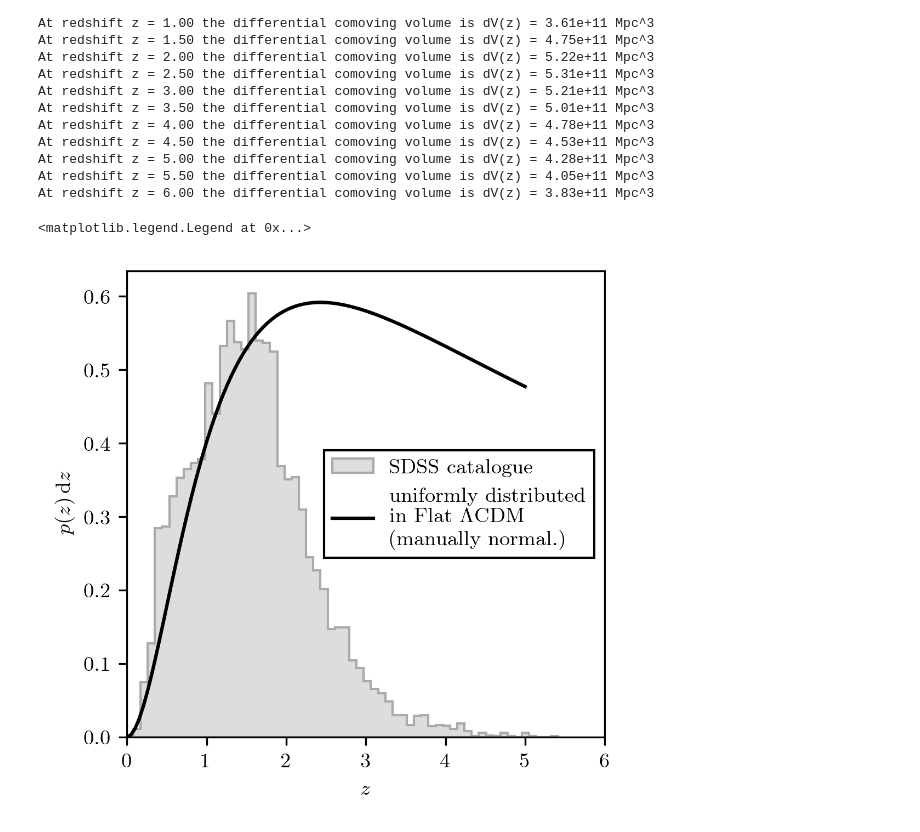
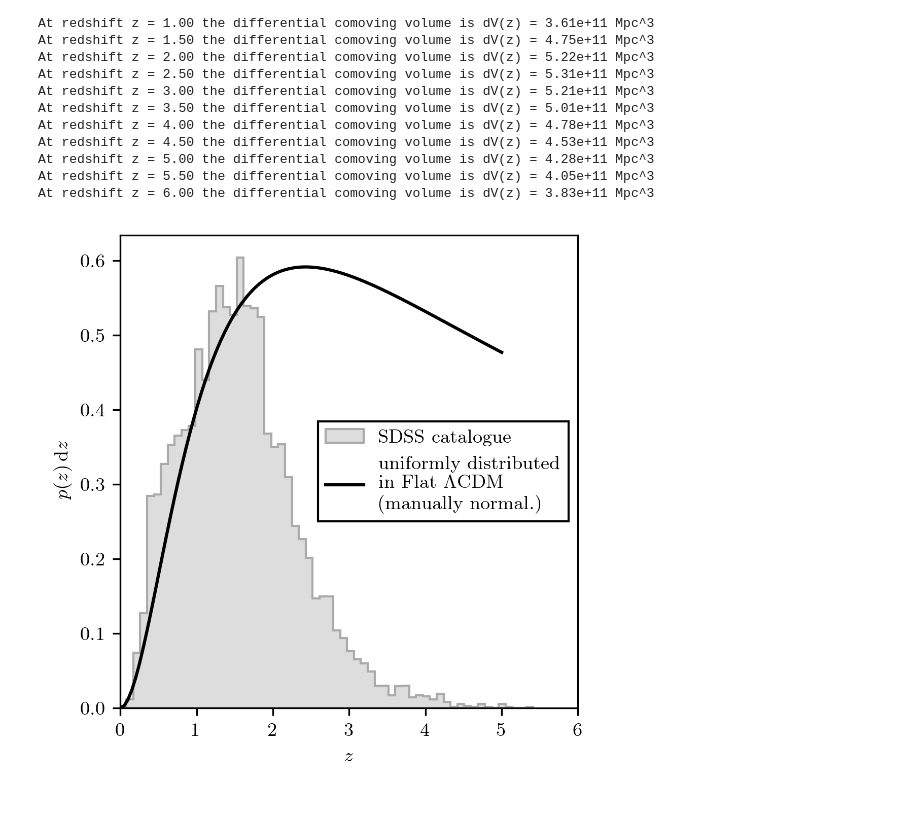
Before and after one commit to Andrea-Pierini/astrostatistics_bicocca_2022-1, a Jupyter notebook: working/L04.ipynb, the cells around one changed output. Saved outputs shown, nothing was run; the diff lists cells and outputs as text; code cells hidden in the pictures.

Commit message:
Mostly finished L04 Exercises and images (+1 I had forgotten), they'll need polishing later

```diff
--- a/working/L04.ipynb
+++ b/working/L04.ipynb
@@ -308,28 +308,35 @@ At redshift z = 6.00 the differential comoving volume is dV(z) = 3.83e+11 Mpc^3
 # %%
 def distrib_theory(var_z):
     return 4*np.pi * Planck15.differential_comoving_volume( var_z ).value
 
 def distrib_normal(var_z, var_min = z_lower, var_max = z_upper):
     return integrate.quad( distrib_theory, var_min, var_max )[0]
 
 def distrib_theory_normal(var_z, var_min = z_lower, var_max = z_upper):
     return distrib_theory(var_z) / distrib_normal(var_z, var_min = z_lower, var_max = z_upper)
 
 zz = np.linspace(0,5,int(N_data/100))
 yy = distrib_theory_normal(zz, var_min=0, var_max=5)
 
 fig = plt.figure(figsize=(3.75, 3.75))
 ax  = fig.add_subplot(111)
 
 ax.set_xlim(z_lower,z_upper)
 # ax.set_title('Redshift probability distribution: measured and cloned')
 ax.set_xlabel('$z$')
 ax.set_ylabel(r'$p(z) \, \textup{d}z$')
 
 hist(z, bins='knuth', ax=ax, histtype='stepfilled', density=True, ec='#AAAAAA', fc='#DDDDDD', label='SDSS catalogue')
 ax.plot(zz, 2.8*yy, color='black', label='uniformly distributed\n' + r'in Flat $\Lambda$CDM' + '\n' + '(manually normal.)') ###   Arbitrary normalization, just matching by eye
 
 ax.legend(frameon=True, framealpha=1, fancybox=False, edgecolor='black', loc=5)
+
+# do we want to save the figure?
+fig.tight_layout()
+if True:
+    if current_pwd[-6:] == 'GitHub':
+        fig.savefig('./working/L04_images/L04_guessing_reasons.pdf', bbox_inches='tight')
+    elif current_pwd[-14:] == 'GitHub\working':
+        fig.savefig('./L04_images/L04_guessing_reasons.pdf', bbox_inches='tight')
 # %% [output]
-<matplotlib.legend.Legend at 0x...>
-[figure, old version]
+[figure, new version]
```
Also changed, not shown: 1 other file.
